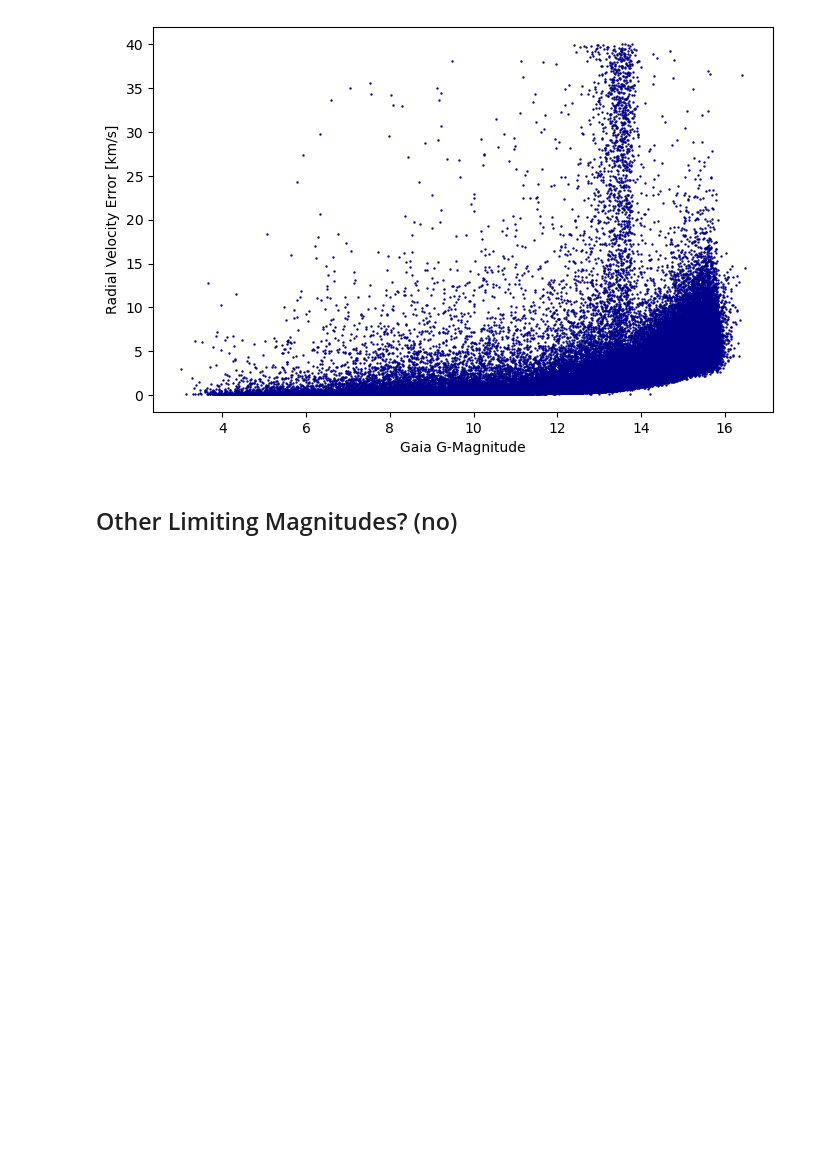
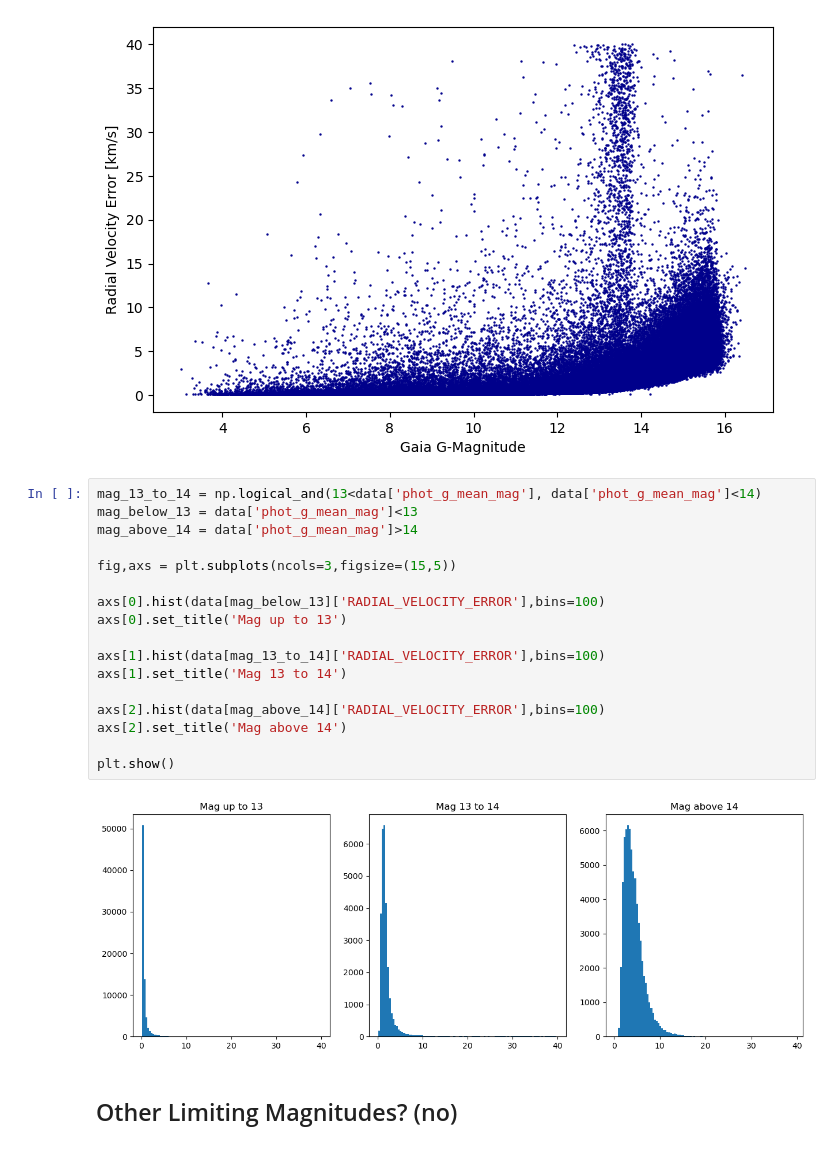
Before and after one commit to AutumnPearce/ISObooks, a Jupyter notebook: star_catalogs/gcns/gcns_analysis_DR3.ipynb, the cells around one changed output. Saved outputs shown, nothing was run; the diff lists cells and outputs as text; blank space fills up the shorter version.

```diff
--- a/star_catalogs/gcns/gcns_analysis_DR3.ipynb
+++ b/star_catalogs/gcns/gcns_analysis_DR3.ipynb
@@ -80,6 +80,25 @@ ax.scatter(data['phot_g_mean_mag'],data['RADIAL_VELOCITY_ERROR'],s=.5, color='da
 # %% [output]
 <matplotlib.collections.PathCollection at 0x...>
 [figure]
+# %%
+mag_13_to_14 = np.logical_and(13<data['phot_g_mean_mag'], data['phot_g_mean_mag']<14)
+mag_below_13 = data['phot_g_mean_mag']<13
+mag_above_14 = data['phot_g_mean_mag']>14
+
+fig,axs = plt.subplots(ncols=3,figsize=(15,5))
+
+axs[0].hist(data[mag_below_13]['RADIAL_VELOCITY_ERROR'],bins=100)
+axs[0].set_title('Mag up to 13')
+
+axs[1].hist(data[mag_13_to_14]['RADIAL_VELOCITY_ERROR'],bins=100)
+axs[1].set_title('Mag 13 to 14')
+
+axs[2].hist(data[mag_above_14]['RADIAL_VELOCITY_ERROR'],bins=100)
+axs[2].set_title('Mag above 14')
+
+plt.show()
+# %% [output]
+[figure, added]
 # %% [markdown]
 ## Other Limiting Magnitudes? (no)
 # %%
```
Also changed, not shown: parts of 1 cell of this notebook, 1 other file.
